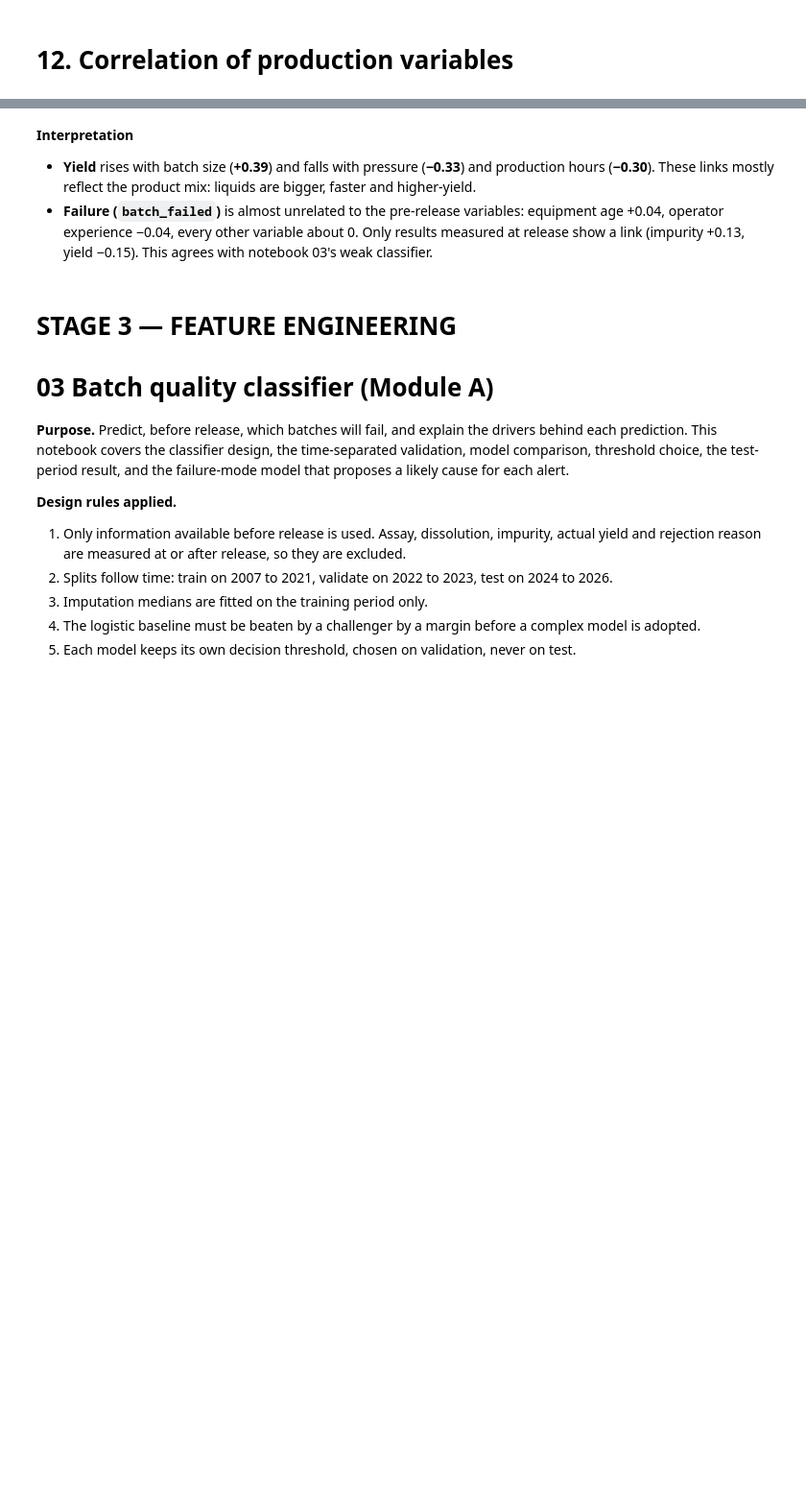
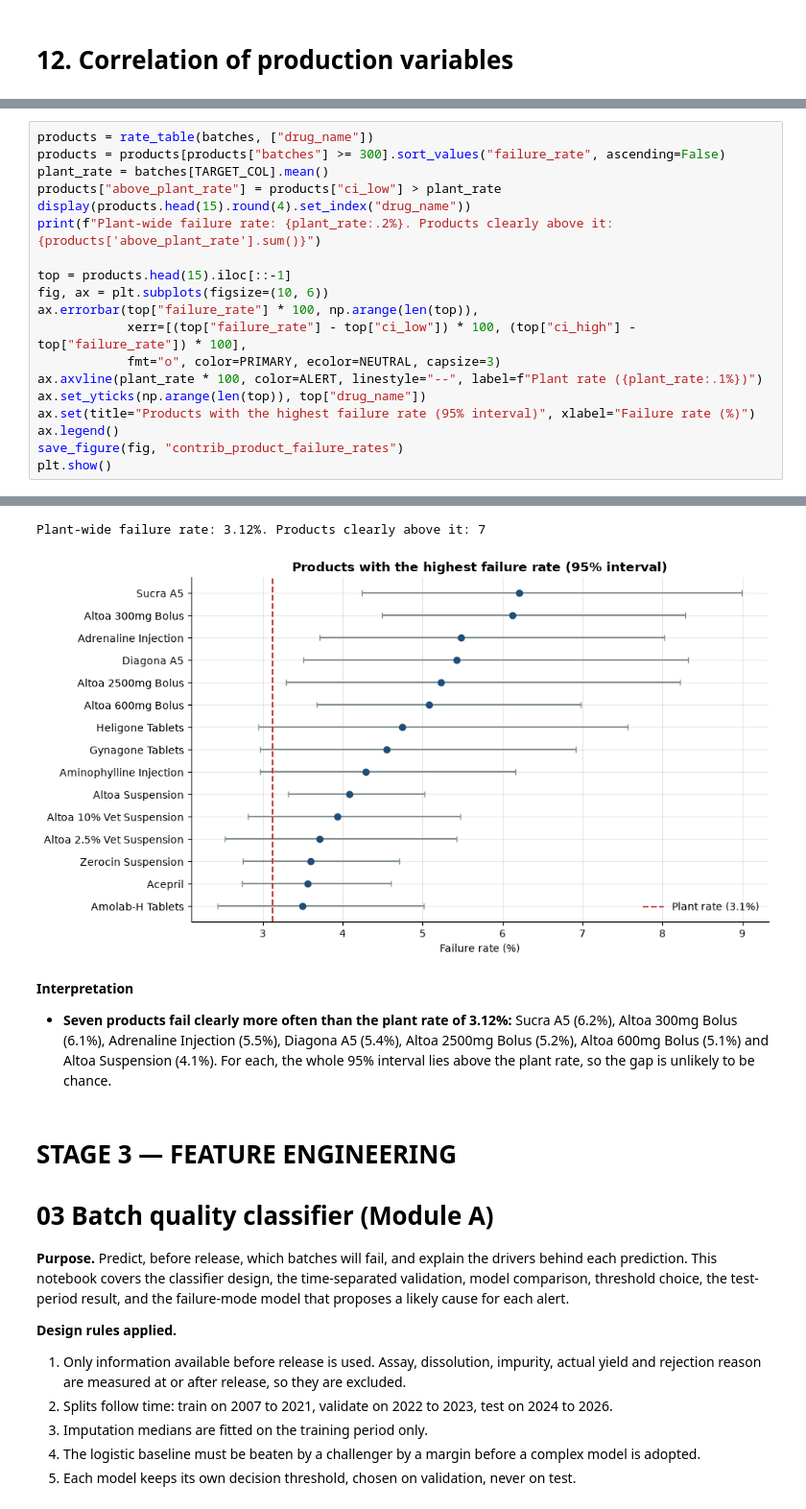
Before and after one commit to Josphat-ombui/Capstone-Project, a Jupyter notebook: Pharmaceutical_Operations_Intelligence_System.ipynb, the cells around one changed output, grey strips where cells are left out. Shown at 96% size. Saved outputs shown, nothing was run; the diff lists cells and outputs as text; blank space fills up the shorter version.

Commit message:
Add contributions: date check, product ranking

```diff
--- a/Pharmaceutical_Operations_Intelligence_System.ipynb
+++ b/Pharmaceutical_Operations_Intelligence_System.ipynb
@@ -933,0 +970,20 @@ plt.tight_layout(); plt.show()                                              # di
+# %%
+products = rate_table(batches, ["drug_name"])
+products = products[products["batches"] >= 300].sort_values("failure_rate", ascending=False)
+plant_rate = batches[TARGET_COL].mean()
+products["above_plant_rate"] = products["ci_low"] > plant_rate
+display(products.head(15).round(4).set_index("drug_name"))
+print(f"Plant-wide failure rate: {plant_rate:.2%}. Products clearly above it: {products['above_plant_rate'].sum()}")
+
+top = products.head(15).iloc[::-1]
+fig, ax = plt.subplots(figsize=(10, 6))
+ax.errorbar(top["failure_rate"] * 100, np.arange(len(top)),
+            xerr=[(top["failure_rate"] - top["ci_low"]) * 100, (top["ci_high"] - top["failure_rate"]) * 100],
+            fmt="o", color=PRIMARY, ecolor=NEUTRAL, capsize=3)
+ax.axvline(plant_rate * 100, color=ALERT, linestyle="--", label=f"Plant rate ({plant_rate:.1%})")
+ax.set_yticks(np.arange(len(top)), top["drug_name"])
+ax.set(title="Products with the highest failure rate (95% interval)", xlabel="Failure rate (%)")
+ax.legend()
+save_figure(fig, "contrib_product_failure_rates")
+plt.show()
+# %% [output]
@@ -934,7 +1007,8 @@ plt.tight_layout(); plt.show()                                              # di
+Plant-wide failure rate: 3.12%. Products clearly above it: 7
+[figure, added]
 # %% [markdown]
 **Interpretation**
-- **Yield** rises with batch size (**+0.39**) and falls with pressure (**−0.33**) and production hours (**−0.30**). These links mostly reflect the product mix: liquids are bigger, faster and higher-yield.
-- **Failure (`batch_failed`)** is almost unrelated to the pre-release variables: equipment age +0.04, operator experience −0.04, every other variable about 0. Only results measured at release show a link (impurity +0.13, yield −0.15). This agrees with notebook 03's weak classifier.
+- **Seven products fail clearly more often than the plant rate of 3.12%:** Sucra A5 (6.2%), Altoa 300mg Bolus (6.1%), Adrenaline Injection (5.5%), Diagona A5 (5.4%), Altoa 2500mg Bolus (5.2%), Altoa 600mg Bolus (5.1%) and Altoa Suspension (4.1%). For each, the whole 95% interval lies above the plant rate, so the gap is unlikely to be chance.
 # %% [markdown]
 # STAGE 3 — FEATURE ENGINEERING
 
```
Also changed, not shown: parts of 48 cells of this notebook.
